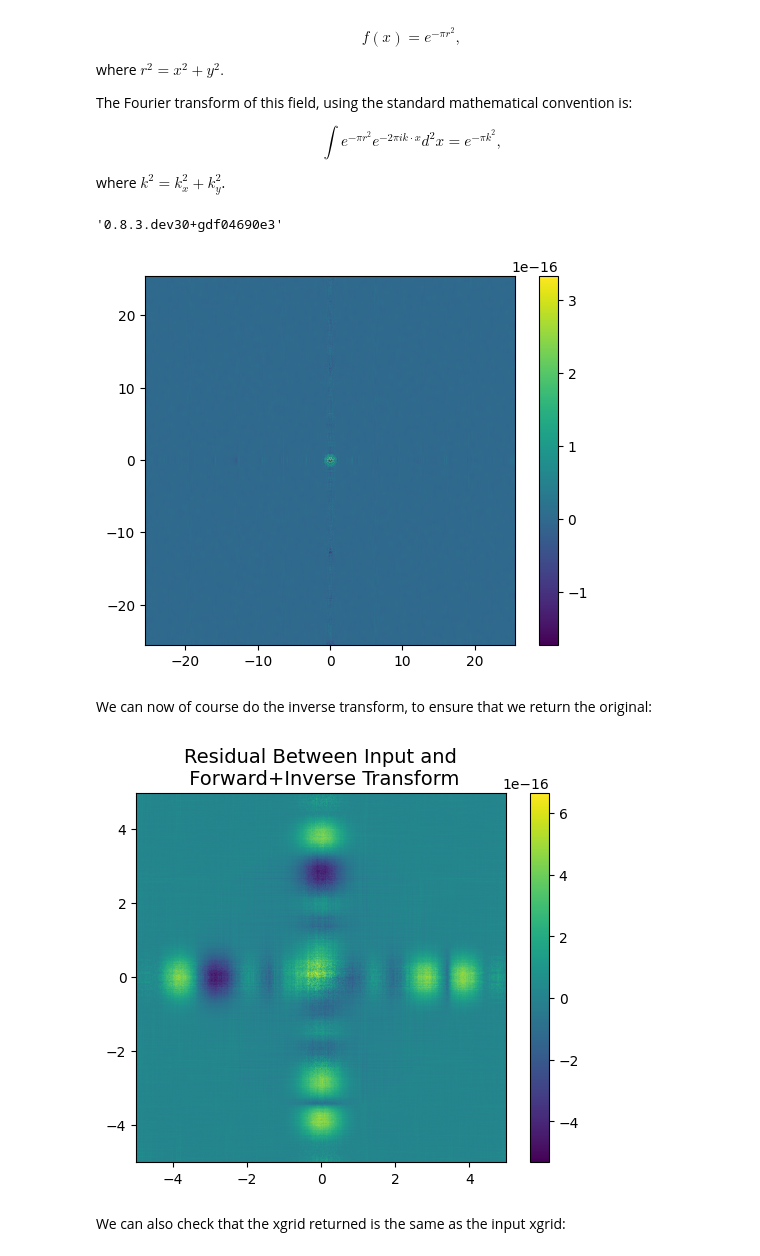
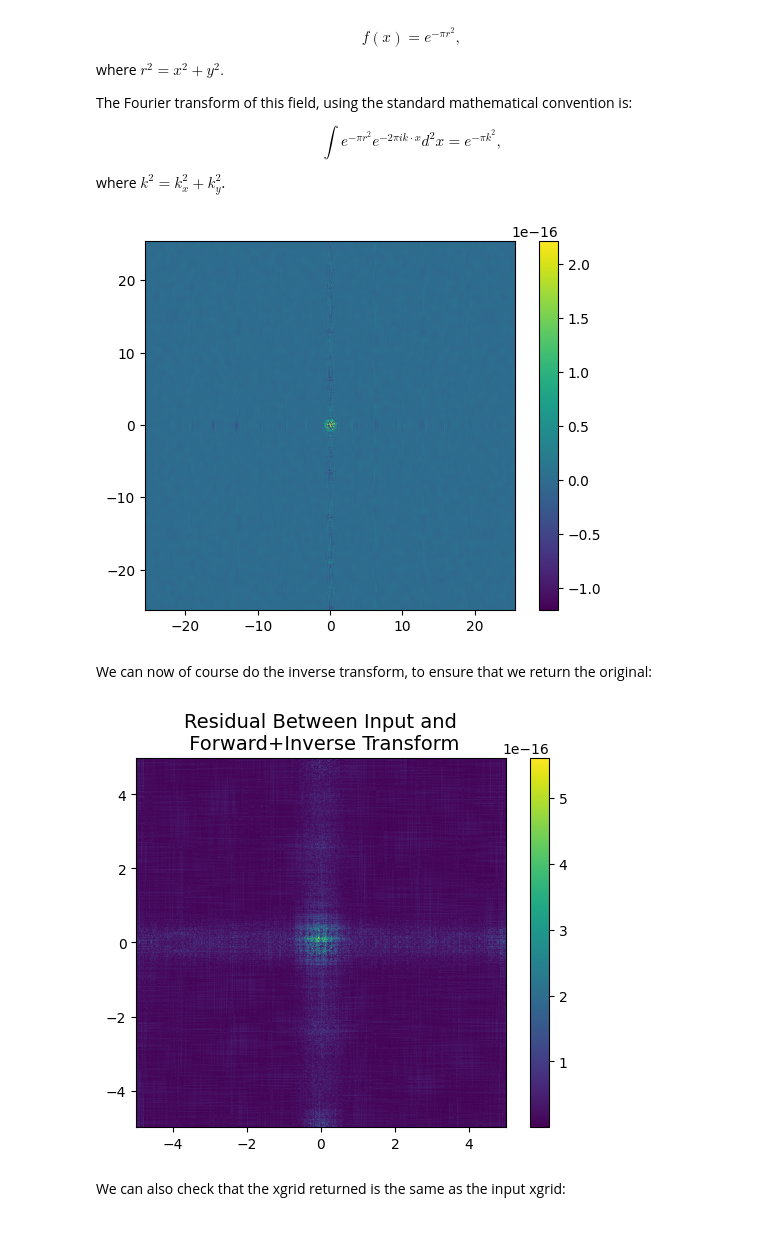
Before and after one commit to steven-murray/powerbox, a Jupyter notebook: docs/demos/dft.ipynb, the cells around one changed output. Cells and saved outputs as stored; diff of their text form; code cells hidden in the pictures.

```diff
--- a/docs/demos/dft.ipynb
+++ b/docs/demos/dft.ipynb
@@ -59,24 +72,22 @@ from powerbox.powerbox import _magnitude_grid
-# %%
-pbox.__version__
-# %% [output]
-'0.8.3.dev30+gdf04690e3'
 # %%
 # Parameters of the field
 L = 10.0
 N = 512
 dx = L / N
 
-x = np.arange(-L / 2, L / 2, dx)[:N]  # The 1D field grid
-r = _magnitude_grid(x, dim=2)  # The magnitude of the co-ordinates on a 2D grid
+edges = np.linspace(-L / 2, L / 2, N + 1)
+x = (edges[:-1] + edges[1:]) / 2  # The co-ordinates of the field
+r = _magnitude_grid([x] * 2)  # The magnitude of the co-ordinates on a 2D grid
 field = np.exp(-np.pi * r**2)  # Create the field
 
 # Generate the k-space field, the 1D k-space grid, and the 2D magnitude grid.
-k_field, k, rk = fft(
+k_field, k = fft(
     field,
     L=L,  # Pass the field to transform, and its size
-    ret_cubegrid=True,  # Tell it to return the grid of magnitudes.
+    x0=x[0],  # x[0],  # Set the origin of the field to be in the centre of the grid
 )
 
+rk = _magnitude_grid(k)  # The magnitude of the co-ordinates on a 2D grid
 # Plot the field minus the analytic result
 plt.imshow(
     k_field.real - np.exp(-np.pi * rk**2),
@@ -84,22 +95,22 @@ plt.imshow(
 )
 plt.colorbar();
 # %% [output]
-[figure, old version]
+[figure, new version]
 # %% [markdown]
 We can now of course do the inverse transform, to ensure that we return the original:
 # %%
-x_field, x_, rx = ifft(
+x_field, x_ = ifft(
     k_field,
     L=L,  # Note we can pass L=L, or Lk as the extent of the k-space grid.
-    ret_cubegrid=True,
+    x0=x[0],
 )
 
-plt.imshow(np.abs(x_field) - field, extent=(x.min(), x.max(), x.min(), x.max()))
+plt.imshow(np.abs(x_field - field), extent=(x.min(), x.max(), x.min(), x.max()))
 plt.title("Residual Between Input and\n Forward+Inverse Transform", fontsize=14)
 plt.colorbar()
 plt.show();
 # %% [output]
-[figure, old version]
+[figure, new version]
 # %% [markdown]
 We can also check that the xgrid returned is the same as the input xgrid:
 # %%
```
Also changed, not shown: parts of 16 cells of this notebook, 10 other files.
